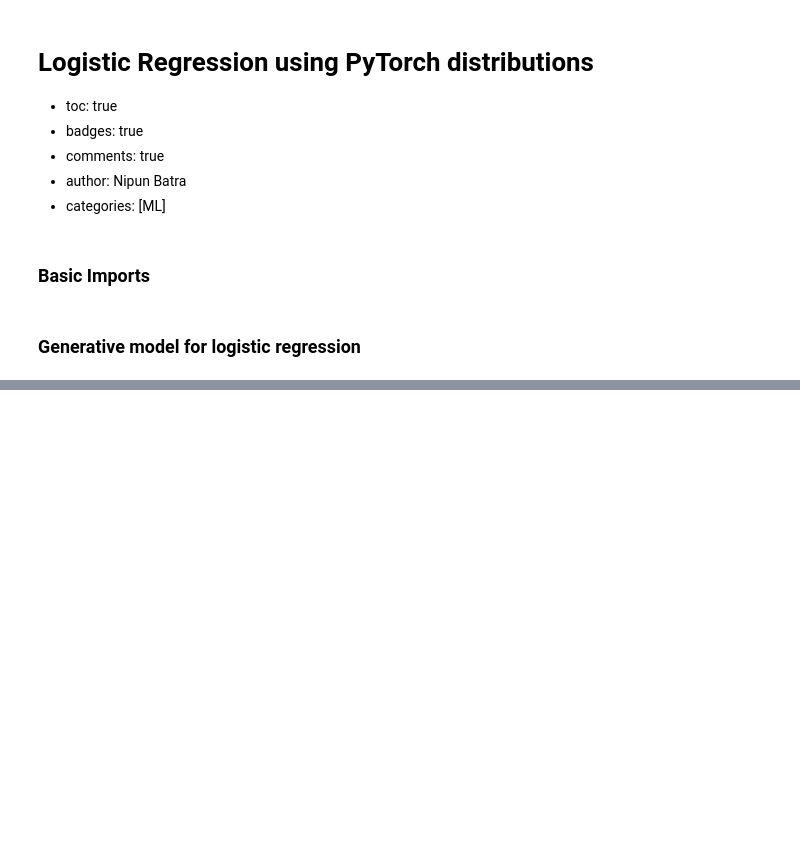
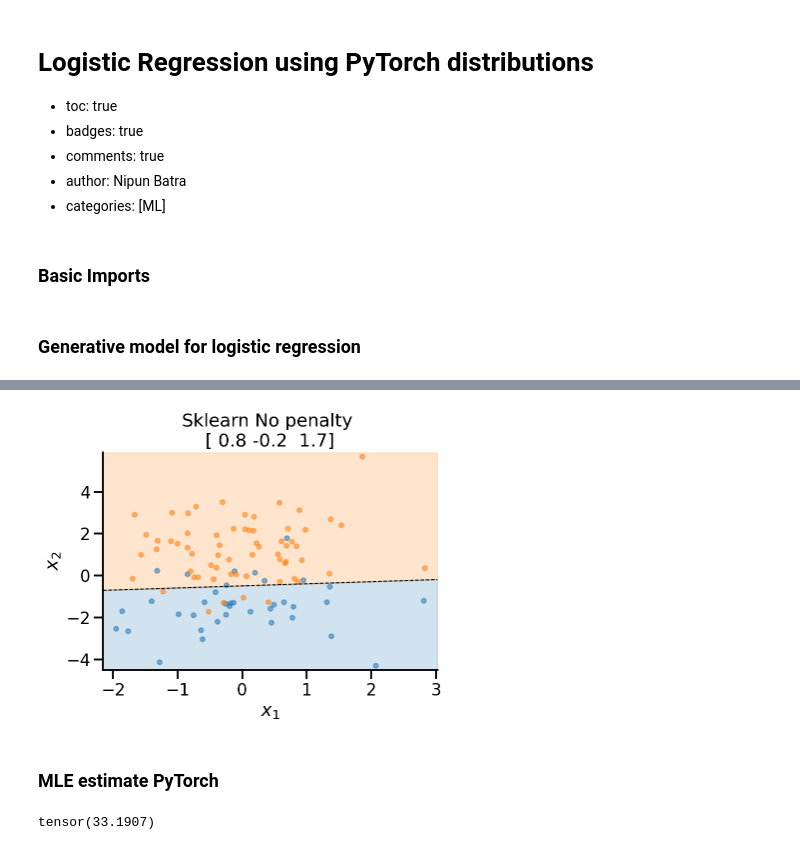
Before and after one commit to nipunbatra/blog-old, a Jupyter notebook: _notebooks/2022-02-14-logistic-regression.ipynb, the cells around one changed output, grey strips where cells are left out. Drawn from its saved outputs; the diff is of its cells as text; code cells hidden in the pictures; blank space fills up the shorter version.

```diff
--- a/_notebooks/2022-02-14-logistic-regression.ipynb
+++ b/_notebooks/2022-02-14-logistic-regression.ipynb
@@ -44,0 +105,11 @@ tensor([ 1.3444, -0.6583])
+# %%
+plot_fit(
+    x_sample,
+    y_sample,
+    np.concatenate((lr_none.intercept_.reshape(-1, 1), lr_none.coef_), axis=1).flatten(),
+    r"Sklearn No penalty ",
+)
+# %% [output]
+[figure, added]
+# %% [markdown]
+### MLE estimate PyTorch
@@ -44,0 +123,4 @@ tensor([ 1.3444, -0.6583])
+# %%
+neg_log_likelihood(theta_sample, x_sample, y_sample)
+# %% [output]
+tensor(33.1907)
```
Also changed, not shown: parts of 18 cells of this notebook.
